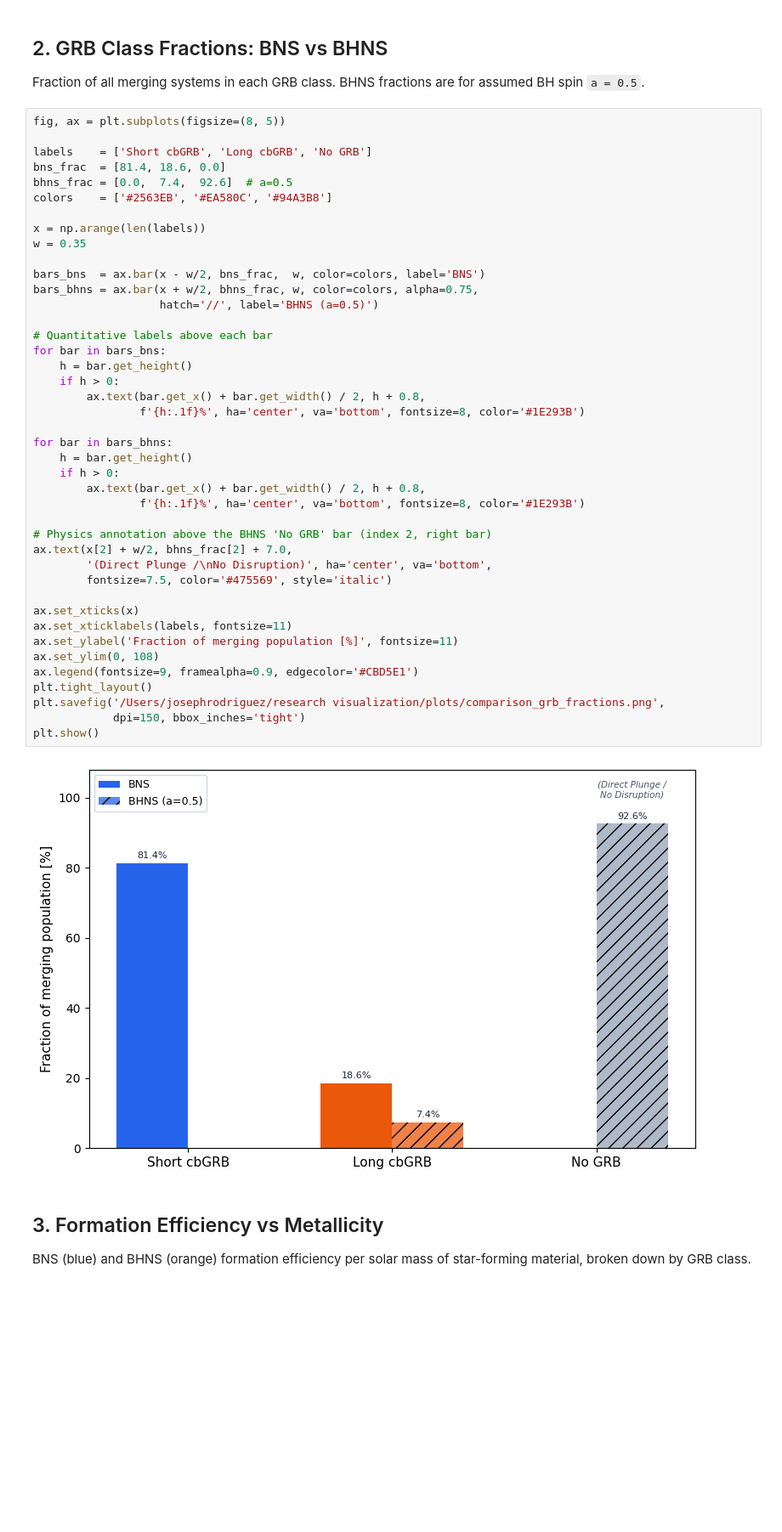
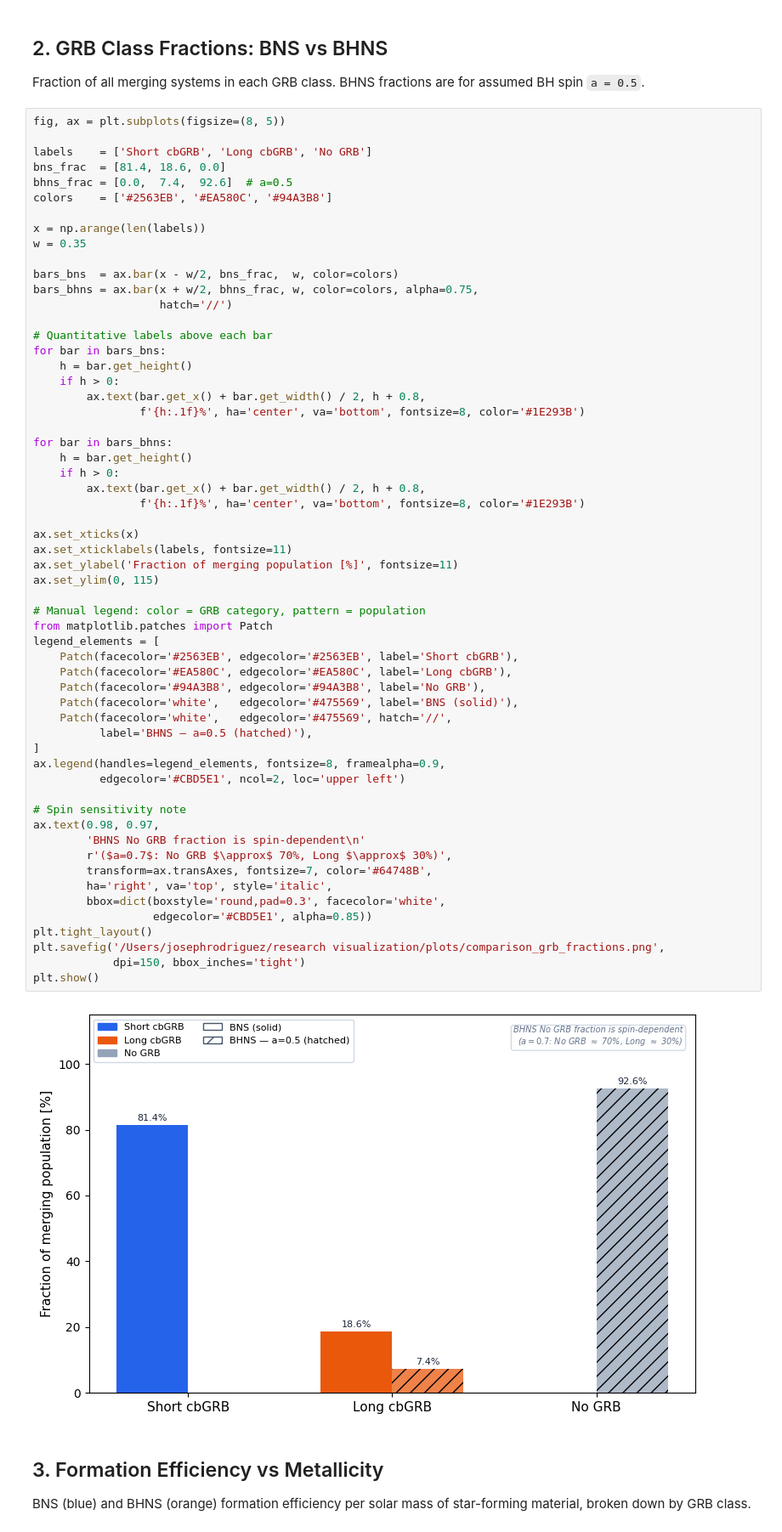
Before and after one commit to jorodgrz/GRBproject, a Jupyter notebook: GRB_comparsion.ipynb, the cells around one changed output. Shown at 85% size. Drawn from its saved outputs; the diff is of its cells as text; blank space fills up the shorter version.

Commit message:
fix territory labels, EOS sensitivity panels, legend fixes, README plots

```diff
--- a/GRB_comparsion.ipynb
+++ b/GRB_comparsion.ipynb
@@ -46,43 +46,59 @@ labels    = ['Short cbGRB', 'Long cbGRB', 'No GRB']
 bns_frac  = [81.4, 18.6, 0.0]
 bhns_frac = [0.0,  7.4,  92.6]  # a=0.5
 colors    = ['#2563EB', '#EA580C', '#94A3B8']
 
 x = np.arange(len(labels))
 w = 0.35
 
-bars_bns  = ax.bar(x - w/2, bns_frac,  w, color=colors, label='BNS')
+bars_bns  = ax.bar(x - w/2, bns_frac,  w, color=colors)
 bars_bhns = ax.bar(x + w/2, bhns_frac, w, color=colors, alpha=0.75,
-                   hatch='//', label='BHNS (a=0.5)')
+                   hatch='//')
 
 # Quantitative labels above each bar
 for bar in bars_bns:
     h = bar.get_height()
     if h > 0:
         ax.text(bar.get_x() + bar.get_width() / 2, h + 0.8,
                 f'{h:.1f}%', ha='center', va='bottom', fontsize=8, color='#1E293B')
 
 for bar in bars_bhns:
     h = bar.get_height()
     if h > 0:
         ax.text(bar.get_x() + bar.get_width() / 2, h + 0.8,
                 f'{h:.1f}%', ha='center', va='bottom', fontsize=8, color='#1E293B')
 
-# Physics annotation above the BHNS 'No GRB' bar (index 2, right bar)
-ax.text(x[2] + w/2, bhns_frac[2] + 7.0,
-        '(Direct Plunge /\nNo Disruption)', ha='center', va='bottom',
-        fontsize=7.5, color='#475569', style='italic')
-
 ax.set_xticks(x)
 ax.set_xticklabels(labels, fontsize=11)
 ax.set_ylabel('Fraction of merging population [%]', fontsize=11)
-ax.set_ylim(0, 108)
-ax.legend(fontsize=9, framealpha=0.9, edgecolor='#CBD5E1')
+ax.set_ylim(0, 115)
+
+# Manual legend: color = GRB category, pattern = population
+from matplotlib.patches import Patch
+legend_elements = [
+    Patch(facecolor='#2563EB', edgecolor='#2563EB', label='Short cbGRB'),
+    Patch(facecolor='#EA580C', edgecolor='#EA580C', label='Long cbGRB'),
+    Patch(facecolor='#94A3B8', edgecolor='#94A3B8', label='No GRB'),
+    Patch(facecolor='white',   edgecolor='#475569', label='BNS (solid)'),
+    Patch(facecolor='white',   edgecolor='#475569', hatch='//',
+          label='BHNS — a=0.5 (hatched)'),
+]
+ax.legend(handles=legend_elements, fontsize=8, framealpha=0.9,
+          edgecolor='#CBD5E1', ncol=2, loc='upper left')
+
+# Spin sensitivity note
+ax.text(0.98, 0.97,
+        'BHNS No GRB fraction is spin-dependent\n'
+        r'($a=0.7$: No GRB $\approx$ 70%, Long $\approx$ 30%)',
+        transform=ax.transAxes, fontsize=7, color='#64748B',
+        ha='right', va='top', style='italic',
+        bbox=dict(boxstyle='round,pad=0.3', facecolor='white',
+                  edgecolor='#CBD5E1', alpha=0.85))
 plt.tight_layout()
 plt.savefig('/Users/josephrodriguez/research visualization/plots/comparison_grb_fractions.png',
             dpi=150, bbox_inches='tight')
 plt.show()
 # %% [output]
-[figure, old version]
+[figure, new version]
 # %% [markdown]
 ## 3. Formation Efficiency vs Metallicity
 
```
Also changed, not shown: 7 other files.
